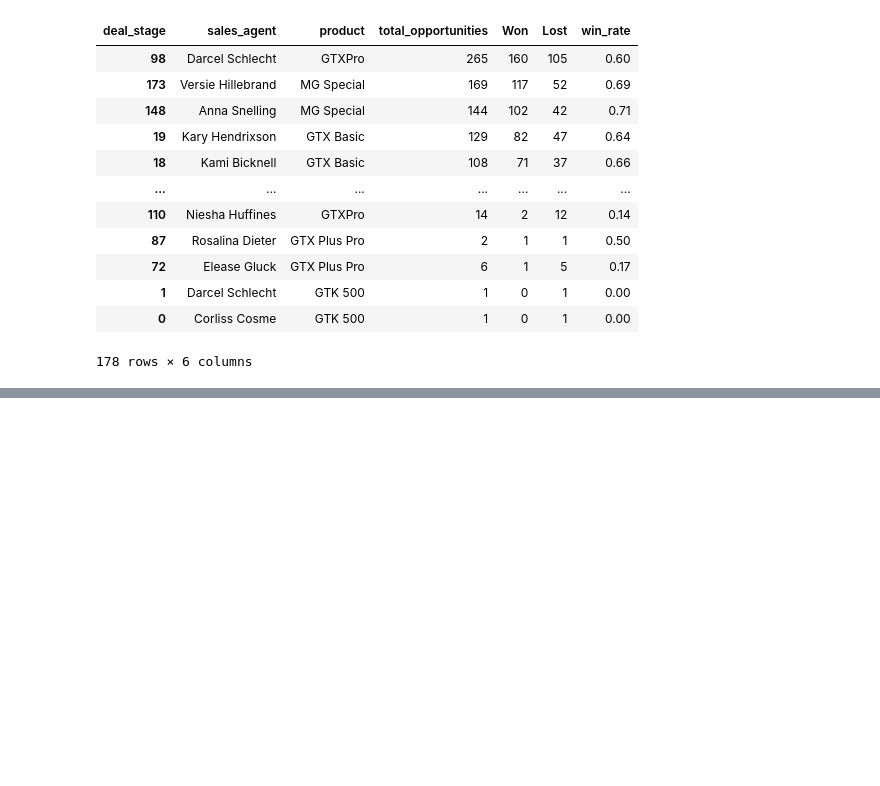
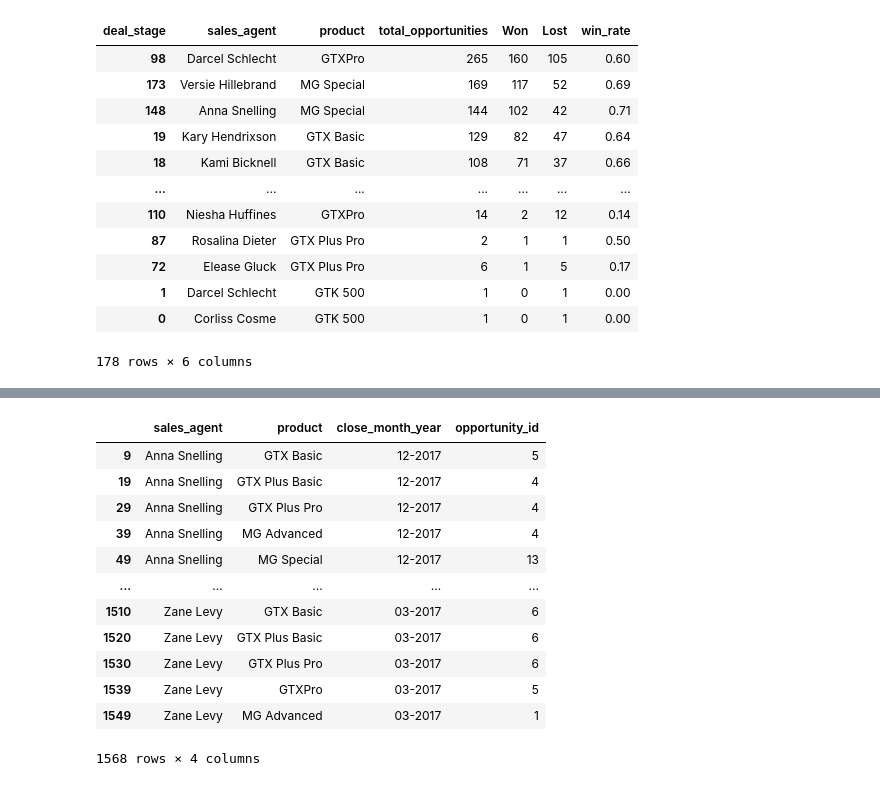
Before and after one commit to SuyogPatgave/Python_Codes-Projects, a Jupyter notebook: CRM_Project.ipynb, the cells around one changed output, grey strips where cells are left out. Saved outputs shown, nothing was run; the diff lists cells and outputs as text; code cells hidden in the pictures; blank space fills up the shorter version.

```diff
--- a/CRM_Project.ipynb
+++ b/CRM_Project.ipynb
@@ -1348,5 +1350,23 @@ resultg4
-# %%
-resultg4['month_year'] =
+# %%
+resultg4['close_month_year'] = resultg4['close_date'].dt.strftime("%m-%Y")
+resultg4
+resultg5 = resultg4.groupby(['sales_agent', 'product', 'close_month_year']).agg({'opportunity_id':'count'}).reset_index()
+resultg5 = resultg5.sort_values(by=['sales_agent', 'close_month_year'], ascending=[True, False])
+resultg5
+# %% [output]
+|  | sales_agent | product | close_month_year | opportunity_id |
+| 9 | Anna Snelling | GTX Basic | 12-2017 | 5 |
+| 19 | Anna Snelling | GTX Plus Basic | 12-2017 | 4 |
+| 29 | Anna Snelling | GTX Plus Pro | 12-2017 | 4 |
+| 39 | Anna Snelling | MG Advanced | 12-2017 | 4 |
+| 49 | Anna Snelling | MG Special | 12-2017 | 13 |
+| ... | ... | ... | ... | ... |
+| 1510 | Zane Levy | GTX Basic | 03-2017 | 6 |
+| 1520 | Zane Levy | GTX Plus Basic | 03-2017 | 6 |
+| 1530 | Zane Levy | GTX Plus Pro | 03-2017 | 6 |
+| 1539 | Zane Levy | GTXPro | 03-2017 | 5 |
+| 1549 | Zane Levy | MG Advanced | 03-2017 | 1 |
+1568 rows × 4 columns
 # %%
 import seaborn as sns
 import matplotlib.pyplot as plt
```
Also changed, not shown: parts of 5 cells of this notebook.
